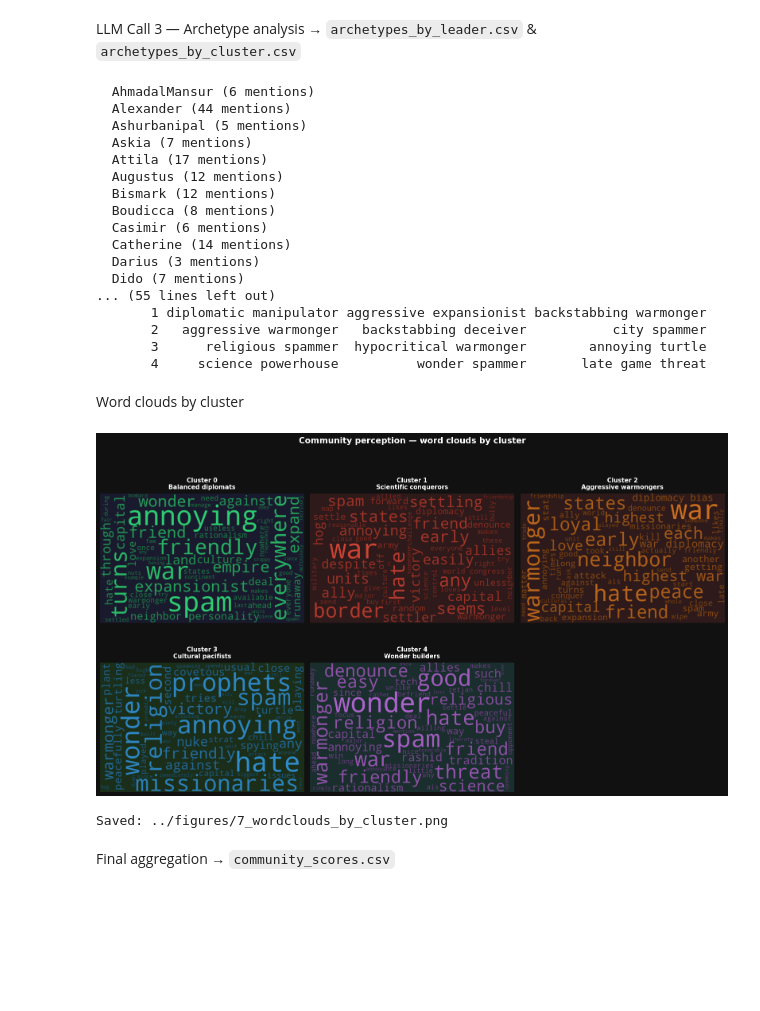
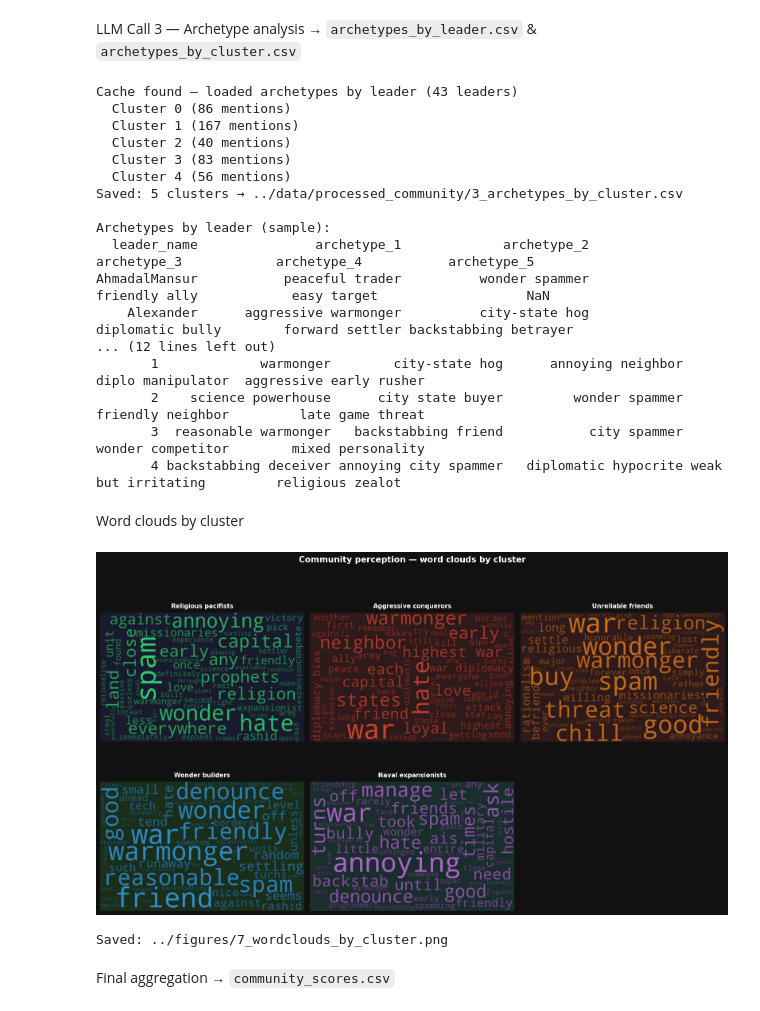
Before and after one commit to Arthur-Peronne/Civ5-clustering, a Jupyter notebook: notebooks/07_comparison_qualitative.ipynb, the cells around one changed output. Drawn from its saved outputs; the diff is of its cells as text; code cells hidden in the pictures; blank space fills up the shorter version.

Commit message:
New clustering with weighted features

````diff
--- a/notebooks/07_comparison_qualitative.ipynb
+++ b/notebooks/07_comparison_qualitative.ipynb
@@ -628,9 +609,11 @@ Based on these comments, identify:
 - archetype_1: the dominant perceived archetype (2-4 words, free form)
 - archetype_2: secondary archetype (2-4 words, or null if not enough signal)
 - archetype_3: tertiary archetype (2-4 words, or null if not enough signal)
+- archetype_4: fourth archetype (2-4 words, or null if not enough signal)
+- archetype_5: fifth archetype (2-4 words, or null if not enough signal)
 
-Return ONLY a JSON object with exactly these 3 fields, no markdown, no explanation.
-Example: {{"archetype_1": "aggressive warmonger", "archetype_2": "city spammer", "archetype_3": null}}
+Return ONLY a JSON object with exactly these 5 fields, no markdown, no explanation.
+Example: {{"archetype_1": "aggressive warmonger", "archetype_2": "city spammer", "archetype_3": null, "archetype_4": null, "archetype_5": null}}
 
 Leader: {name}
 Comments:
@@ -648,10 +631,10 @@ def get_archetypes(name, comments):
         raw = re.sub(r'^```(?:json)?\s*', '', raw)
         raw = re.sub(r'\s*```$', '', raw).strip()
         data = json.loads(raw)
-        return data.get("archetype_1"), data.get("archetype_2"), data.get("archetype_3")
+        return data.get("archetype_1"), data.get("archetype_2"), data.get("archetype_3"), data.get("archetype_4"), data.get("archetype_5")
     except Exception as e:
         print(f"  WARNING: {name} — {e}")
-        return None, None, None
+        return None, None, None, None, None
 
 
 # ── By leader (cluster-independent) ──────────────────────────
@@ -663,10 +646,10 @@ else:
     for leader, group in df_mentions.groupby("leader_name_normalized"):
         print(f"  {leader} ({len(group)} mentions)")
         comments = aggregate_comments(group)
-        a1, a2, a3 = get_archetypes(leader, comments)
+        a1, a2, a3, a4, a5 = get_archetypes(leader, comments)
         leader_rows.append({
             "leader_name": leader,
-            "archetype_1": a1, "archetype_2": a2, "archetype_3": a3,
+            "archetype_1": a1, "archetype_2": a2, "archetype_3": a3, "archetype_4": a4, "archetype_5": a5,
             "n_mentions":  len(group)
         })
         time.sleep(0.5)
@@ -689,10 +672,10 @@ else:
     for cluster_id, group in df_mentions_clustered.groupby("cluster"):
         print(f"  Cluster {cluster_id} ({len(group)} mentions)")
         comments = aggregate_comments(group)
-        a1, a2, a3 = get_archetypes(f"Cluster {cluster_id}", comments)
+        a1, a2, a3, a4, a5 = get_archetypes(f"Cluster {cluster_id}", comments)
         cluster_rows.append({
             "cluster":     cluster_id,
-            "archetype_1": a1, "archetype_2": a2, "archetype_3": a3,
+            "archetype_1": a1, "archetype_2": a2, "archetype_3": a3, "archetype_4": a4, "archetype_5": a5,
             "n_mentions":  len(group)
         })
         time.sleep(0.5)
@@ -701,27 +684,27 @@ else:
     print(f"Saved: {len(df_arch_cluster)} clusters → {ARCHETYPES_CLUSTER_PATH}")
 
 print("\nArchetypes by leader (sample):")
-print(df_arch_leader[["leader_name","archetype_1","archetype_2","archetype_3"]].head(10).to_string(index=False))
+print(df_arch_leader[["leader_name","archetype_1","archetype_2","archetype_3", "archetype_4", "archetype_5"]].head(10).to_string(index=False))
 print("\nArchetypes by cluster:")
-print(df_arch_cluster[["cluster","archetype_1","archetype_2","archetype_3"]].to_string(index=False))
+print(df_arch_cluster[["cluster","archetype_1","archetype_2","archetype_3", "archetype_4", "archetype_5"]].to_string(index=False))
 # %% [output]
-  AhmadalMansur (6 mentions)
-  Alexander (44 mentions)
-  Ashurbanipal (5 mentions)
-  Askia (7 mentions)
-  Attila (17 mentions)
-  Augustus (12 mentions)
-  Bismark (12 mentions)
-  Boudicca (8 mentions)
-  Casimir (6 mentions)
-  Catherine (14 mentions)
-  Darius (3 mentions)
-  Dido (7 mentions)
-... (55 lines left out)
-       1 diplomatic manipulator aggressive expansionist backstabbing warmonger
-       2   aggressive warmonger   backstabbing deceiver           city spammer
-       3      religious spammer  hypocritical warmonger        annoying turtle
-       4     science powerhouse          wonder spammer       late game threat
+Cache found — loaded archetypes by leader (43 leaders)
+  Cluster 0 (86 mentions)
+  Cluster 1 (167 mentions)
+  Cluster 2 (40 mentions)
+  Cluster 3 (83 mentions)
+  Cluster 4 (56 mentions)
+Saved: 5 clusters → ../data/processed_community/3_archetypes_by_cluster.csv
+
+Archetypes by leader (sample):
+  leader_name               archetype_1             archetype_2             archetype_3            archetype_4           archetype_5
+AhmadalMansur           peaceful trader          wonder spammer           friendly ally            easy target                   NaN
+    Alexander      aggressive warmonger          city-state hog        diplomatic bully        forward settler backstabbing betrayer
+... (12 lines left out)
+       1             warmonger        city-state hog      annoying neighbor   diplo manipulator  aggressive early rusher
+       2    science powerhouse      city state buyer         wonder spammer   friendly neighbor         late game threat
+       3  reasonable warmonger   backstabbing friend           city spammer   wonder competitor        mixed personality
+       4 backstabbing deceiver annoying city spammer   diplomatic hypocrite weak but irritating         religious zealot
 # %% [markdown]
 Word clouds by cluster
 # %%
@@ -731,12 +714,20 @@ import matplotlib.gridspec as gridspec
 import re
 
 CLUSTER_NAMES = {
-    0: "Cluster 0\nBalanced diplomats",
-    1: "Cluster 1\nScientific conquerors",
-    2: "Cluster 2\nAggressive warmongers",
-    3: "Cluster 3\nCultural pacifists",
-    4: "Cluster 4\nWonder builders",
+    0: "Religious pacifists",
+    1: "Aggressive conquerors",
+    2: "Unreliable friends",
+    3: "Wonder builders",
+    4: "Naval expansionists"
 }
+CLUSTER_STYLES = {
+    0: {"bg": "#1a1a2e", "cmap": "Blues"},
+    1: {"bg": "#2e1a1a", "cmap": "Reds"},
+    2: {"bg": "#2e1a1a", "cmap": "OrRd"},
+    3: {"bg": "#1a2e1a", "cmap": "YlOrBr"},
+    4: {"bg": "#1a2e2e", "cmap": "GnBu"},
+}
+CLUSTER_COLORS = ["#2ecc71", "#e74c3c", "#e67e22", "#3498db", "#9b59b6"]
 
 STOPWORDS = {
     "the","a","an","and","or","but","in","on","at","to","for","of","with",
@@ -766,7 +757,8 @@ STOPWORDS = {
     "absolutely", "throughout", "constantly", "nonstop", "whenever",
     "become", "becomes", "take", "takes", "build", "builds",
     "declare", "according", "around", "near", "don", "doesn", "ll",
-    "https", "civdata", "com", "www", "only", "seem", "al", "zetiantech"
+    "https", "civdata", "com", "www", "only", "seem", "al", "zetiantech",
+    "pink", "since", "easy","nowhere","way", "likes","among"
 }
 
 # Build leader stopwords from normalization dict
@@ -797,7 +789,6 @@ def build_corpus(df_cluster, weight_col="upvotes_normalized"):
         texts.extend([text] * weight)
     return " ".join(texts)
 
-CLUSTER_COLORS = ["#2ecc71", "#e74c3c", "#e67e22", "#3498db", "#9b59b6"]
 
 def make_color_func(hex_color):
     import matplotlib.colors as mcolors
@@ -821,34 +812,34 @@ for cluster_id in range(5):
 
     wc = WordCloud(
         width=600, height=380,
         background_color=style["bg"],
         color_func=make_color_func(CLUSTER_COLORS[cluster_id]),
         stopwords=STOPWORDS,
         max_words=60,
         min_font_size=10,
         max_font_size=80,
         prefer_horizontal=0.85,
         collocations=True,
     ).generate(corpus)
 
     ax.imshow(wc, interpolation="bilinear")
     ax.set_title(CLUSTER_NAMES[cluster_id], fontsize=11, color="white",
                  pad=8, fontweight="bold")
     ax.axis("off")
     ax.set_facecolor(style["bg"])
 
 # Hide unused 6th subplot
 axes[5].set_visible(False)
 
 fig.suptitle("Community perception — word clouds by cluster",
              fontsize=15, color="white", fontweight="bold", y=0.98)
 plt.tight_layout(rect=[0, 0, 1, 0.96])
 plt.savefig("../figures/7_wordclouds_by_cluster.png", dpi=150, bbox_inches="tight",
             facecolor="#111")
 plt.show()
 print("Saved: ../figures/7_wordclouds_by_cluster.png")
 # %% [output]
-[figure, old version]
+[figure, new version]
 Saved: ../figures/7_wordclouds_by_cluster.png
 # %% [markdown]
 Final aggregation → `community_scores.csv`
````
Also changed, not shown: parts of 6 cells of this notebook, 41 other files.
